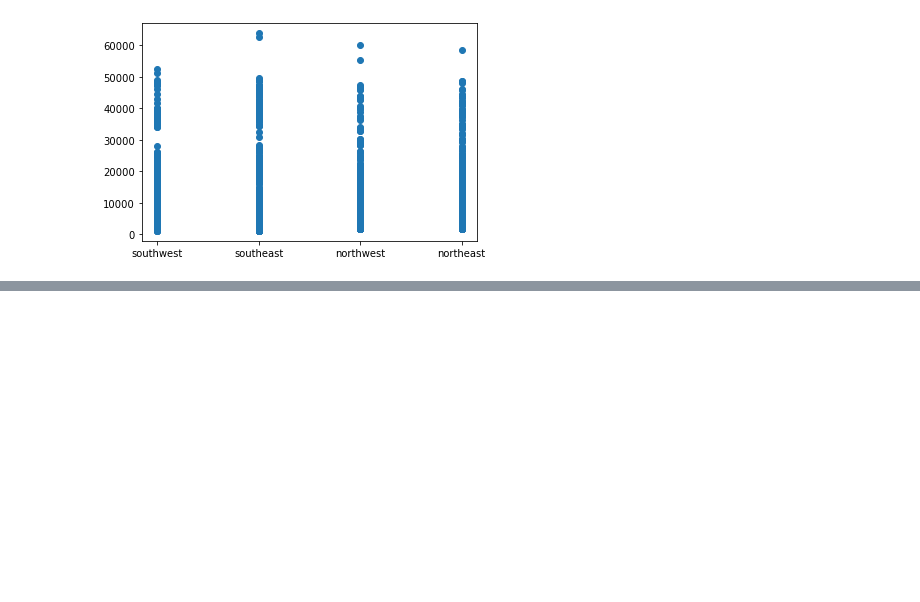
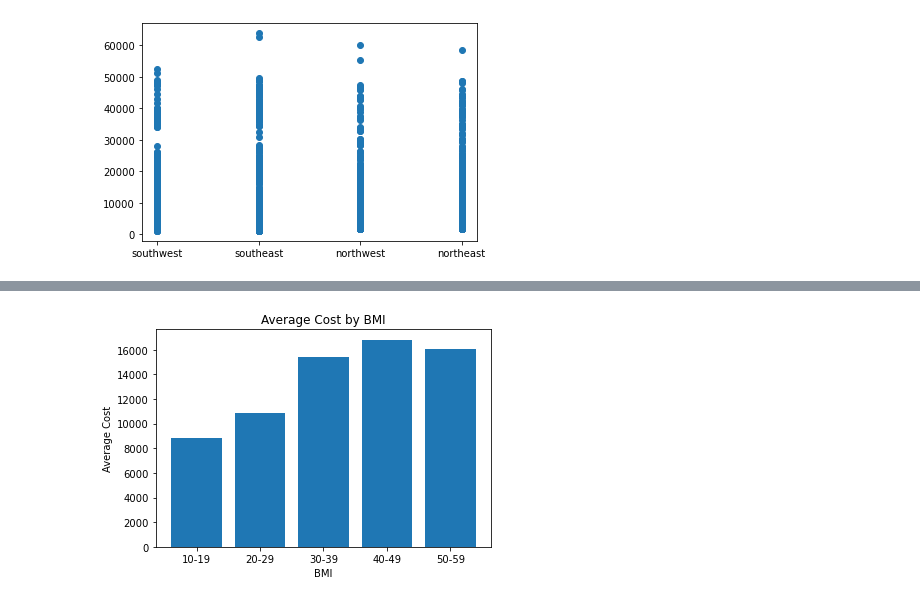
Before and after one commit to EricaEidelman/US_Medical_Insurance, a Jupyter notebook: us-medical-insurance-costs.ipynb, the cells around one changed output, grey strips where cells are left out. Drawn from its saved outputs; the diff is of its cells as text; code cells hidden in the pictures; blank space fills up the shorter version.

```diff
--- a/us-medical-insurance-costs.ipynb
+++ b/us-medical-insurance-costs.ipynb
@@ -89,0 +174,4 @@ plt.show()
+# %%
+bar_chart(bmi_avg_cost, "BMI")
+# %% [output]
+[figure, added]
```
Also changed, not shown: parts of 11 cells of this notebook.
